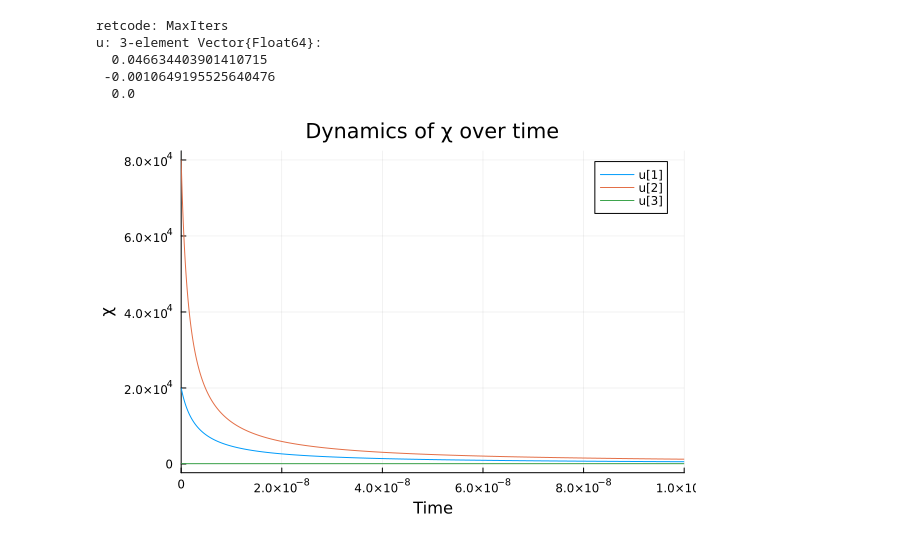
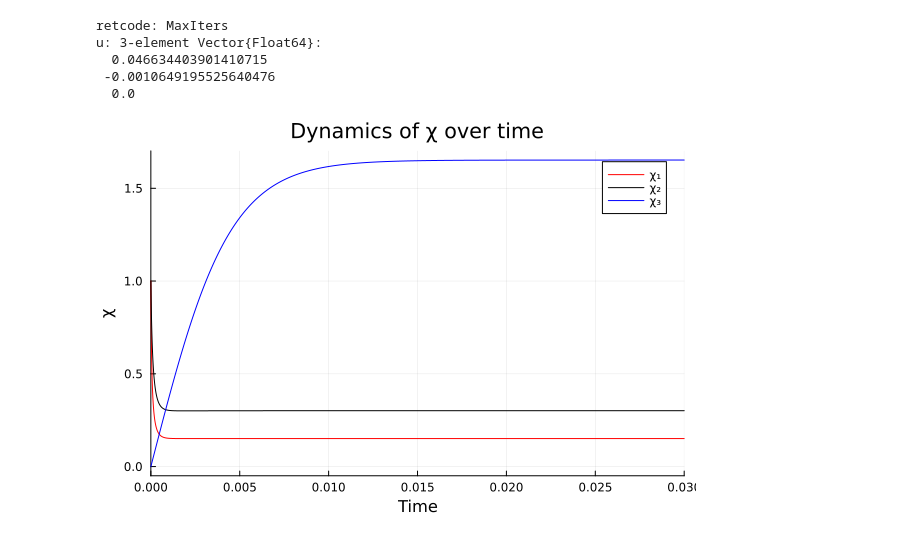
Before and after one commit to uriballo/BCL2-dimensionality-reduction, a Jupyter notebook: julia/reduced_system.ipynb, the cells around one changed output. Drawn from its saved outputs; the diff is of its cells as text; code cells hidden in the pictures.

```diff
--- a/julia/reduced_system.ipynb
+++ b/julia/reduced_system.ipynb
@@ -40,36 +40,39 @@ u: 3-element Vector{Float64}:
 # %%
 using DifferentialEquations, Plots
 
 # Define the constants
 μ₁₁ = 16273.465487425427
 μ₂₂ = 7800.653148254713
 μ₃₃ = 140.00867213154856
 μ₁₂ = 8.841868906761077e-7
 μ₁₃ = 0.0
 μ₂₃ = 11.674613405026601
 μ₂₁ = 0.0583254283653529
 μ₃₁ = 0.0
 μ₃₂ = 23.34605808990502
 
 # Define the system as a function
 function bcl2!(dχ, χ, p, t)
     χ₁, χ₂, χ₃ = χ
     A₁, A₂, B = p
 
     dχ[1] =  A₁ - (B*χ₁ + μ₁₁*χ₁^2 + χ₁*μ₁₂*χ₂)
-    dχ[2] =  A₂ - (B*χ₂ + χ₂*μ₂₁*χ₁ + μ₂₂*χ₂^2 + χ₂*μ₂₃*χ₃)
-    dχ[3] = - B*χ₃ + χ₃*μ₃₂*χ₂ + μ₃₃*χ₃^2
+    dχ[2] =  A₂ - (B*χ₂ + χ₂*μ₂₁*χ₁ + μ₂₂*χ₂^2 - χ₂*μ₂₃*χ₃)
+    dχ[3] =  A₁ - B*χ₃ + χ₃*μ₃₂*χ₂ - μ₃₃*χ₃^2
 end
 
-χ₀ = [20000, 80000, 10e1]
-tspan = (0, 10e-8)
+χ₀ = [1, 1, 0]
+tspan = (0, 0.03)
 params = [370.91, 702.10, 0.255]
+
+
 
 # Define the ODE problem
 prob = ODEProblem(bcl2!, χ₀ , tspan, params)
 sol = solve(prob, Rodas4P(), reltol=1e-8, abstol=1e-8)
 
 # Plot the dynamics of χ₃ as a function of time
-plot(sol, title="Dynamics of χ over time", xlabel="Time", ylabel="χ")
+# with colors RED, BLACK and BLUE
+plot(sol, title="Dynamics of χ over time", xlabel="Time", ylabel="χ", legend=:topright, label=["χ₁" "χ₂" "χ₃"], color=[:red :black :blue])
 # %% [output]
-[figure, old version]
+[figure, new version]
```
Also changed, not shown: parts of 4 cells of this notebook.
